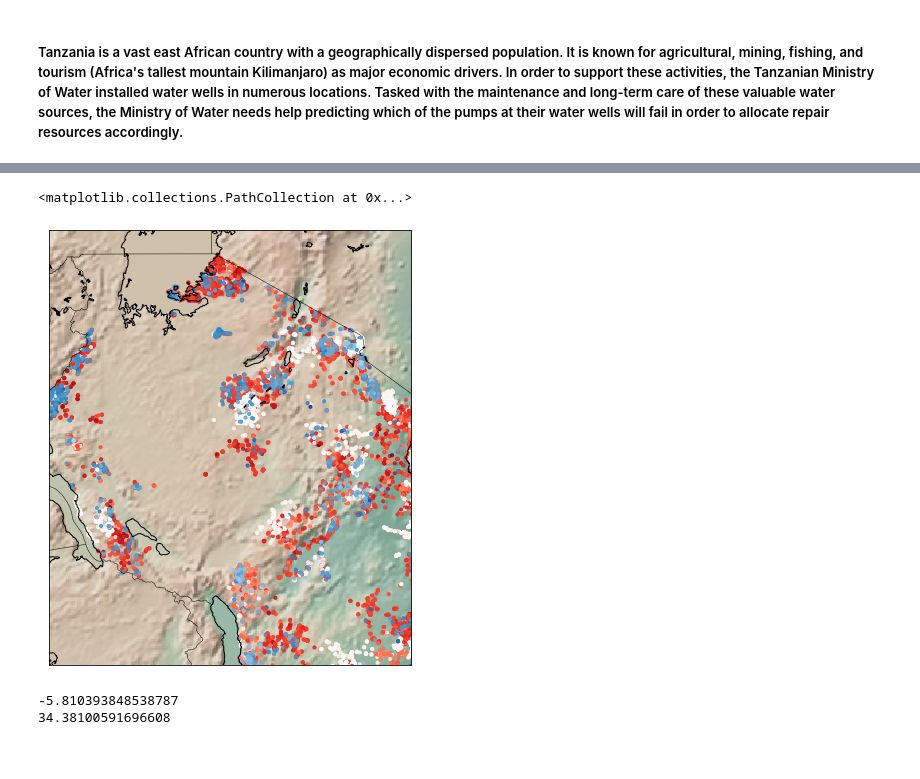
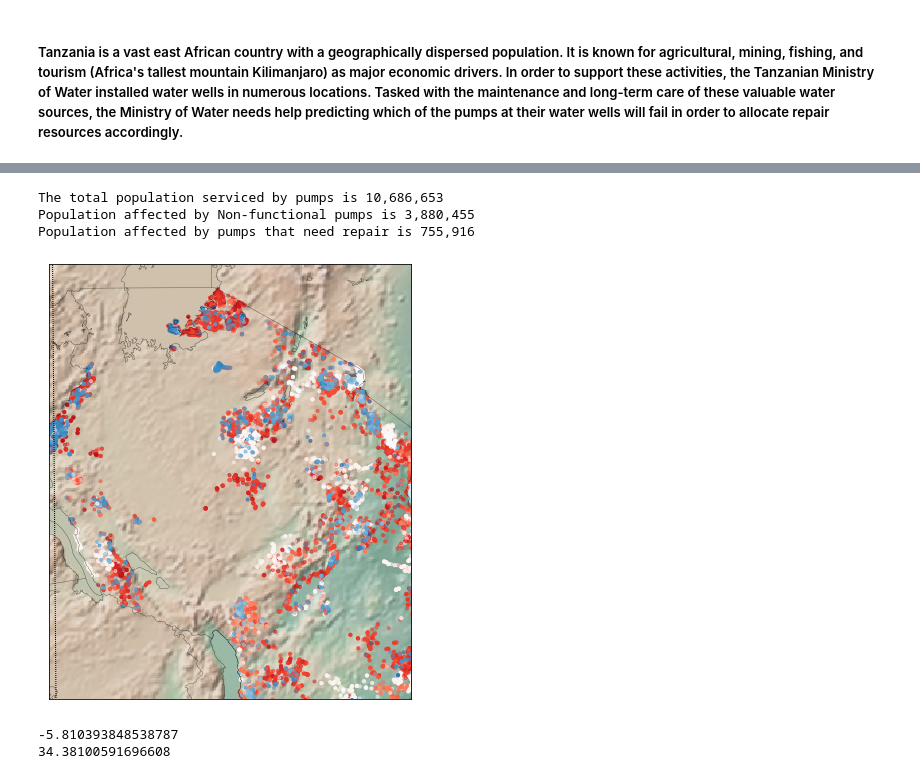
Before and after one commit to KelliExMachina/pump_it_up, a Jupyter notebook: EDA.ipynb, the cells around one changed output, grey strips where cells are left out. Drawn from its saved outputs; the diff is of its cells as text; code cells hidden in the pictures.

Commit message:
Add EDA presentation and images

```diff
--- a/EDA.ipynb
+++ b/EDA.ipynb
@@ -101,4 +94,12 @@ pop_non = df_merged[df_merged['status_group'] == 'non_functional'].population.su
 pop_needs = df_merged[df_merged['status_group'] == 'functional_needs_repair'].population.sum()
+# %%
+print('The total population serviced by pumps is {:,}'.format(total_pop))
+print('Population affected by Non-functional pumps is {:,}'.format(pop_nonf))
+print('Population affected by pumps that need repair is {:,}'.format(pop_needs))
+# %% [output]
+The total population serviced by pumps is 10,686,653
+Population affected by Non-functional pumps is 3,880,455
+Population affected by pumps that need repair is 755,916
 # %%
 # data for non_operational
 lat_non = df_merged[df_merged['status_group'] == 'non_functional'].latitude.values
@@ -108,23 +109,29 @@ pop_non = df_merged[df_merged['status_group'] == 'non_functional'].population.va
 lat_rep = df_merged[df_merged['status_group'] == 'functional_needs_repair'].latitude.values
 lon_rep = df_merged[df_merged['status_group'] == 'functional_needs_repair'].longitude.values
 pop_rep = df_merged[df_merged['status_group'] == 'functional_needs_repair'].population.values
-
-# map background
-fig = plt.figure(figsize=(8, 8))
-m = Basemap(projection='lcc', resolution='h',
-            lat_0=-5.81, lon_0=34.38,
-            width=1E6, height=1.2E6)
-m.shadedrelief()
-m.drawcoastlines(color='black')
-m.drawcountries(color='black')
-m.drawstates(color='black')
-
-# plotting well locations
-m.scatter(lon_non, lat_non, latlon=True, c=np.log10(pop_non), s=10,  cmap='Reds', alpha=.8)
-m.scatter(lon_rep, lat_rep, latlon=True, c=np.log10(pop_rep), s=10,  cmap='Blues', alpha=.8)
-# %% [output]
-<matplotlib.collections.PathCollection at 0x...>
-[figure, removed]
+# %%
+# map background
+fig = plt.figure(figsize=(8, 8))
+m = Basemap(projection='lcc', resolution='h', lat_0=-5.81, lon_0=34.38,width=1E6, height=1.2E6)
+m.shadedrelief()
+m.drawcoastlines(linewidth=0.25, color='black')
+m.drawcountries(linewidth=0.25, color='black')
+m.drawstates(linewidth=0.25,color='black')
+lon_mj = 3.0674
+lat_mj = 37.3556
+x,y = m(lon_mj, lat_mj)
+m.plot(x, y, 'purple', markersize=5000)
+# plotting well locations
+m.scatter(lon_non, lat_non, latlon=True, c=np.log10(pop_non), s=10,  cmap='Reds', alpha=.5)
+m.scatter(lon_rep, lat_rep, latlon=True, c=np.log10(pop_rep), s=10,  cmap='Blues', alpha=.5)
+# 3.0674° S, 37.3556° E add Mount Kilimanjaro plot
+# 6.1630° S, 35.7516° E add Capital Dodoma
+#m.drawmapboundary(fill_color='aqua')
+m.drawmeridians(np.arange(0,360,30))
+m.drawparallels(np.arange(-90,90,30))
+plt.savefig('img/pump_locations.jpg')
+# %% [output]
+[figure, added]
 # %%
 print(sum(lat_non)/len(lat_non))
 print(sum(lon_non)/len(lon_non))
```
Also changed, not shown: parts of 5 cells of this notebook, 4 other files.
